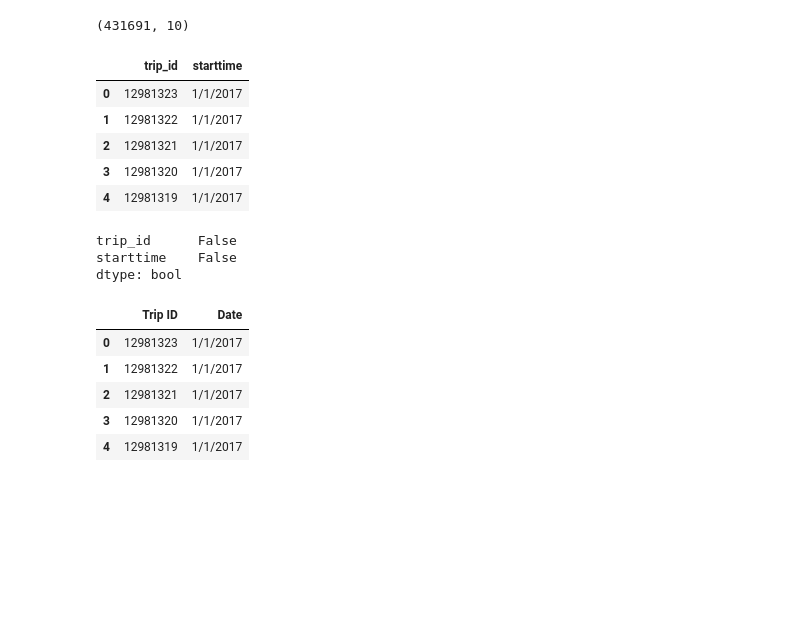
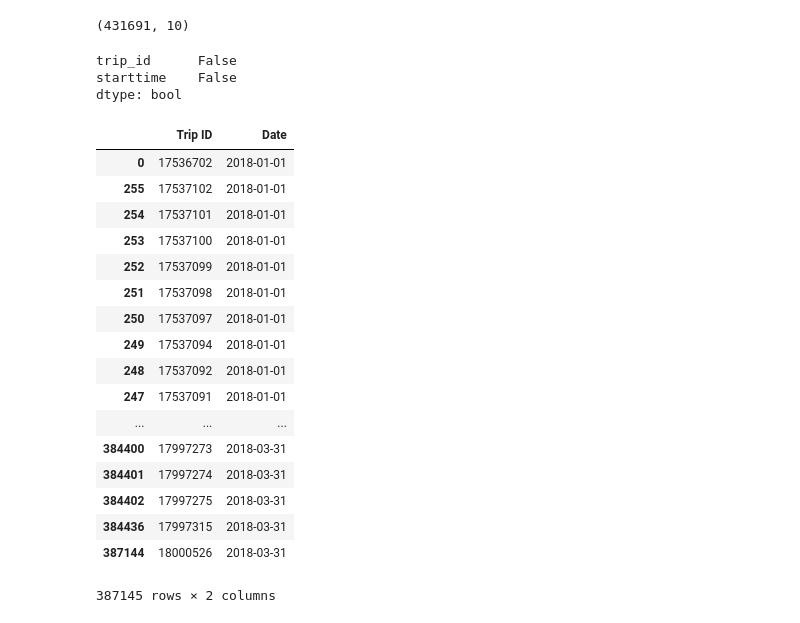
Before and after one commit to otrejo08/ETL_project, a Jupyter notebook: data_cleaning.ipynb, the cells around one changed output. Cells and saved outputs as stored; diff of their text form; code cells hidden in the pictures; blank space fills up the shorter version.

```diff
--- a/data_cleaning.ipynb
+++ b/data_cleaning.ipynb
@@ -23,14 +17,8 @@ bike_2017_df.shape
 # %%
 #Create new DF with columns needed
 reduced_bike_2017_df = bike_2017_df.loc[:,["trip_id", "starttime"]]
-reduced_bike_2017_df.head()
+
+reduced_bike_2018_df = bike_2018_df.loc[:,["trip_id", "starttime"]]
-# %% [output]
-|  | trip_id | starttime |
-| 0 | 12981323 | 1/1/2017 |
-| 1 | 12981322 | 1/1/2017 |
-| 2 | 12981321 | 1/1/2017 |
-| 3 | 12981320 | 1/1/2017 |
-| 4 | 12981319 | 1/1/2017 |
 # %%
 #Check for null values
 reduced_bike_2017_df.isnull().any()
@@ -41,11 +30,30 @@ dtype: bool
 # %%
 #Rename columns
 clean_2017_df = reduced_bike_2017_df.rename(index=str, columns={"trip_id": "Trip ID", "starttime": "Date"})
-clean_2017_df.head()
+
+clean_2018_df = reduced_bike_2018_df.rename(index=str, columns={"trip_id": "Trip ID", "starttime": "Date"})
-# %% [output]
-|  | Trip ID | Date |
-| 0 | 12981323 | 1/1/2017 |
-| 1 | 12981322 | 1/1/2017 |
-| 2 | 12981321 | 1/1/2017 |
-| 3 | 12981320 | 1/1/2017 |
-| 4 | 12981319 | 1/1/2017 |
+# %%
+clean_2017_df['Date'] = pd.to_datetime(clean_2017_df.Date)
+clean_2017_df.sort_values(by="Date")
+
+clean_2018_df['Date'] = pd.to_datetime(clean_2018_df.Date)
+clean_2018_df.sort_values(by="Date")
+# %% [output]
+|  | Trip ID | Date |
+| 0 | 17536702 | 2018-01-01 |
+| 255 | 17537102 | 2018-01-01 |
+| 254 | 17537101 | 2018-01-01 |
+| 253 | 17537100 | 2018-01-01 |
+| 252 | 17537099 | 2018-01-01 |
+| 251 | 17537098 | 2018-01-01 |
+| 250 | 17537097 | 2018-01-01 |
+| 249 | 17537094 | 2018-01-01 |
+| 248 | 17537092 | 2018-01-01 |
+| 247 | 17537091 | 2018-01-01 |
+| ... | ... | ... |
+| 384400 | 17997273 | 2018-03-31 |
+| 384401 | 17997274 | 2018-03-31 |
+| 384402 | 17997275 | 2018-03-31 |
+| 384436 | 17997315 | 2018-03-31 |
+| 387144 | 18000526 | 2018-03-31 |
+387145 rows × 2 columns
```
Also changed, not shown: parts of 11 cells of this notebook, 6 other files.
